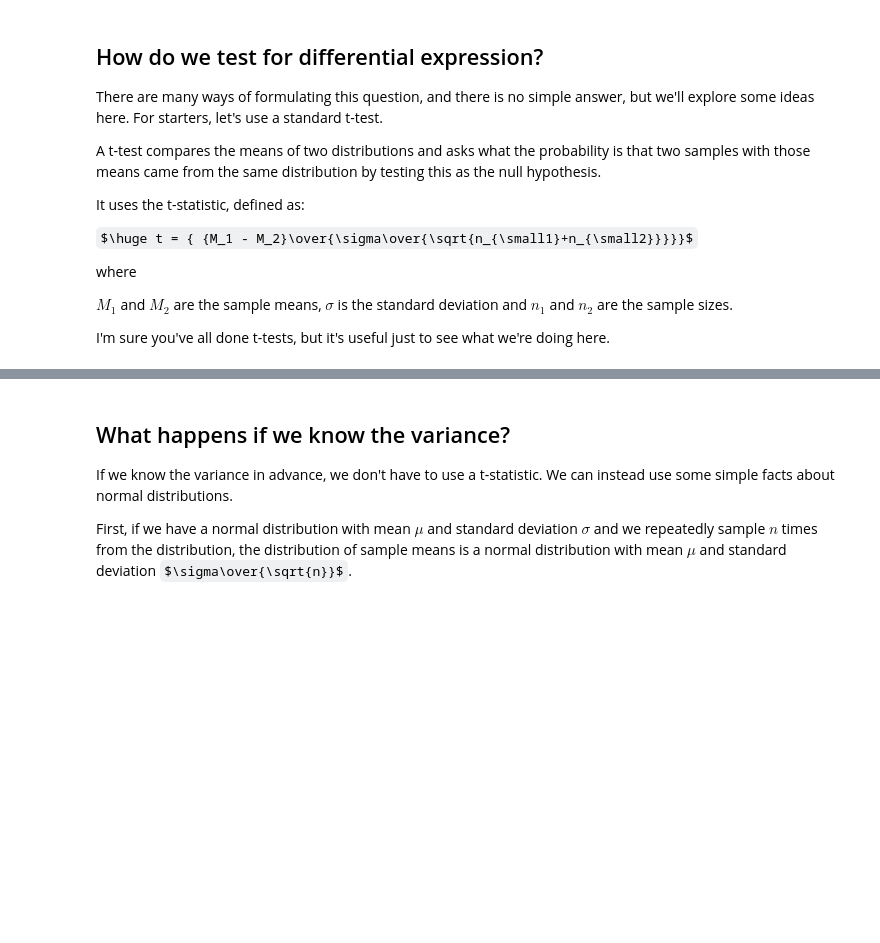
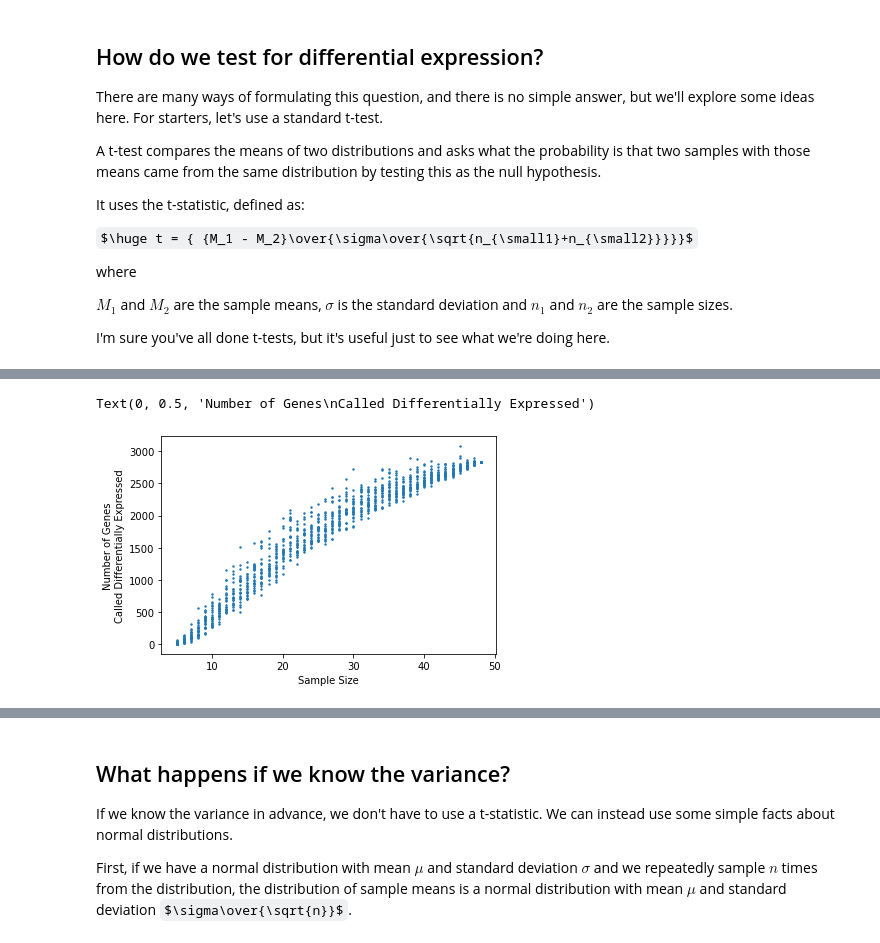
Before and after one commit to ucbmcb288/mcb288, a Jupyter notebook: RNAseq_Replication/MCB288_Barton_PartThree.ipynb, the cells around one changed output, grey strips where cells are left out. Saved outputs shown, nothing was run; the diff lists cells and outputs as text; code cells hidden in the pictures; some formulas as TeX source; blank space fills up the shorter version.

```diff
--- a/RNAseq_Replication/MCB288_Barton_PartThree.ipynb
+++ b/RNAseq_Replication/MCB288_Barton_PartThree.ipynb
@@ -70,7 +70,7 @@ for d in ['all','wt','mut']:
     ye[d + '_var']    = ye[exps[d]].var(axis=1)
     ye[d + '_std']    = ye[exps[d]].std(axis=1)
     ye[d + '_gmean']  = gmean(ye[exps[d]].replace(0,np.nan).values,axis=1)
-
-ye['med_ratio'] =  (ye['mut_median'] / ye['wt_median']).replace(np.inf,np.nan).replace(-np.inf,np.nan)
-ye['true_de'] = np.log(ye['med_ratio'].replace(0,np.nan))/np.log(2)
-ye['abs_true_de'] = np.abs(ye['true_de'])
+# %%
+ye['med_ratio'] =  ye['mut_median'] / ye['wt_median']
+ye['true_de'] = np.log(ye['med_ratio'])/np.log(2)
+ye['abs_true_de'] = np.abs(ye['true_de'])
@@ -270,0 +337,25 @@ plt.scatter(results[:,0],results[:,2],alpha=.1)
+# %%
+results = []
+
+for sample_size in np.arange(5,49):
+    for reps in np.arange(0,25):
+
+        sam = {}
+
+        sam['wt']  = list(np.random.choice(exps['wt'],sample_size,replace=False))
+        sam['mut'] = list(np.random.choice(exps['mut'],sample_size,replace=False))
+        sam['all'] = sam['wt'] + sam['mut']
+
+        de = ye['abs_true_de'].replace(np.inf,np.nan).replace(-np.inf,np.nan).values
+        tt = scipy.stats.ttest_ind(ye[sam['wt']],ye[sam['mut']], axis=1, equal_var=False).pvalue
+        results.append([sample_size,len(tt[tt < .01 / 7000]),np.mean(de[tt<.01/7000])])
+
+tt = pd.DataFrame(data=results,columns=['sample_size','N','de'])
+
+
+plt.scatter(tt.sample_size,tt.N, s= 2)
+plt.xlabel('Sample Size')
+plt.ylabel('Number of Genes\nCalled Differentially Expressed')
+# %% [output]
+Text(0, 0.5, 'Number of Genes\nCalled Differentially Expressed')
+[figure, added]
```
Also changed, not shown: parts of 33 cells of this notebook.
